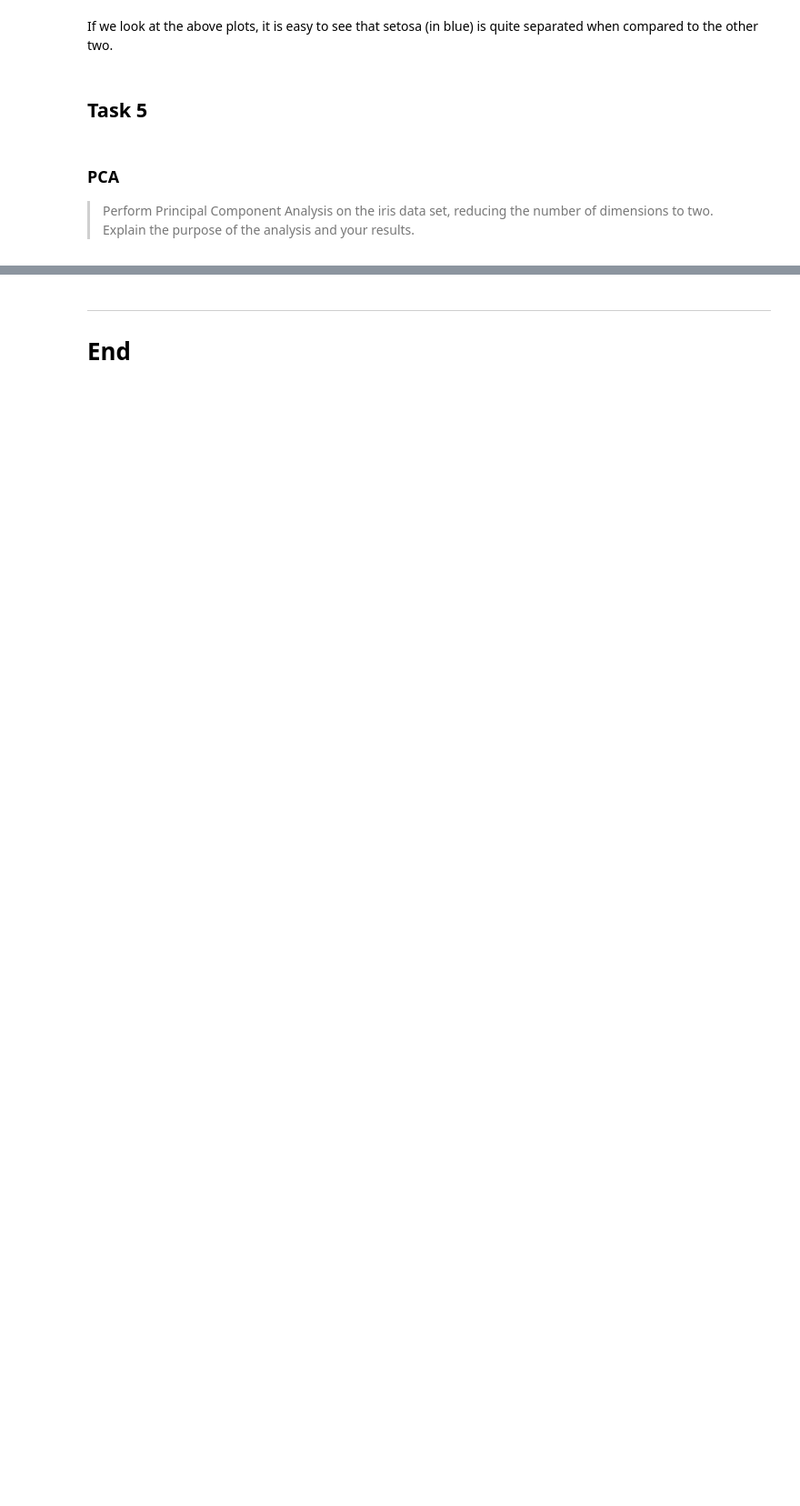
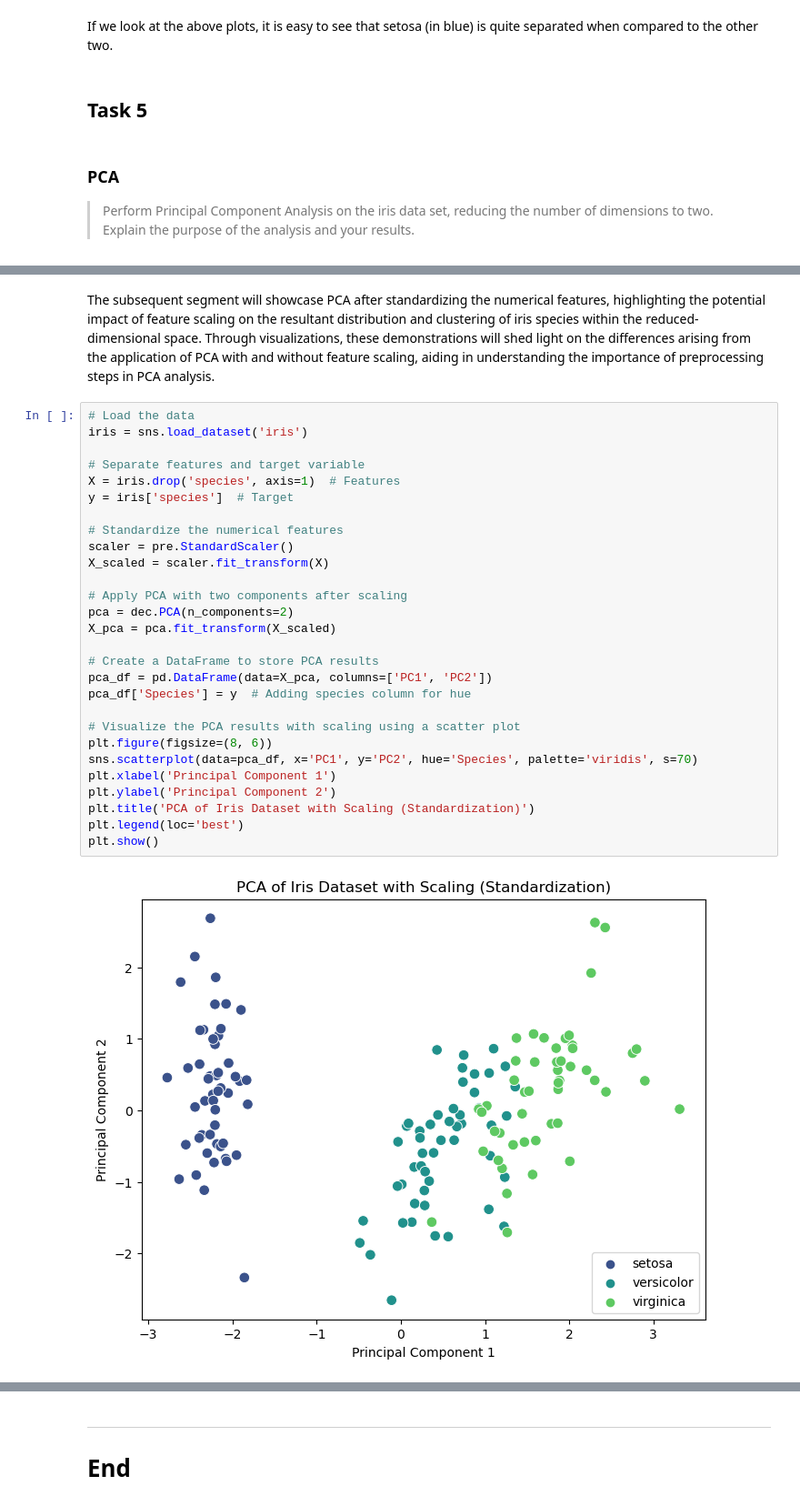
Before and after one commit to nexlanglxm/machine-learning-and-statistics, a Jupyter notebook: tasks.ipynb, the cells around one changed output, grey strips where cells are left out. Shown at 91% size. Cells and saved outputs as stored; diff of their text form; blank space fills up the shorter version.

```diff
--- a/tasks.ipynb
+++ b/tasks.ipynb
@@ -254,0 +221,32 @@ plt.show()
+# %% [markdown]
+The subsequent segment will showcase PCA after standardizing the numerical features, highlighting the potential impact of feature scaling on the resultant distribution and clustering of iris species within the reduced-dimensional space. Through visualizations, these demonstrations will shed light on the differences arising from the application of PCA with and without feature scaling, aiding in understanding the importance of preprocessing steps in PCA analysis.
+# %%
+# Load the data
+iris = sns.load_dataset('iris')
+
+# Separate features and target variable
+X = iris.drop('species', axis=1)  # Features
+y = iris['species']  # Target
+
+# Standardize the numerical features
+scaler = pre.StandardScaler()
+X_scaled = scaler.fit_transform(X)
+
+# Apply PCA with two components after scaling
+pca = dec.PCA(n_components=2)
+X_pca = pca.fit_transform(X_scaled)
+
+# Create a DataFrame to store PCA results
+pca_df = pd.DataFrame(data=X_pca, columns=['PC1', 'PC2'])
+pca_df['Species'] = y  # Adding species column for hue
+
+# Visualize the PCA results with scaling using a scatter plot
+plt.figure(figsize=(8, 6))
+sns.scatterplot(data=pca_df, x='PC1', y='PC2', hue='Species', palette='viridis', s=70)
+plt.xlabel('Principal Component 1')
+plt.ylabel('Principal Component 2')
+plt.title('PCA of Iris Dataset with Scaling (Standardization)')
+plt.legend(loc='best')
+plt.show()
+# %% [output]
+[figure, added]
```
Also changed, not shown: parts of 10 cells of this notebook.
